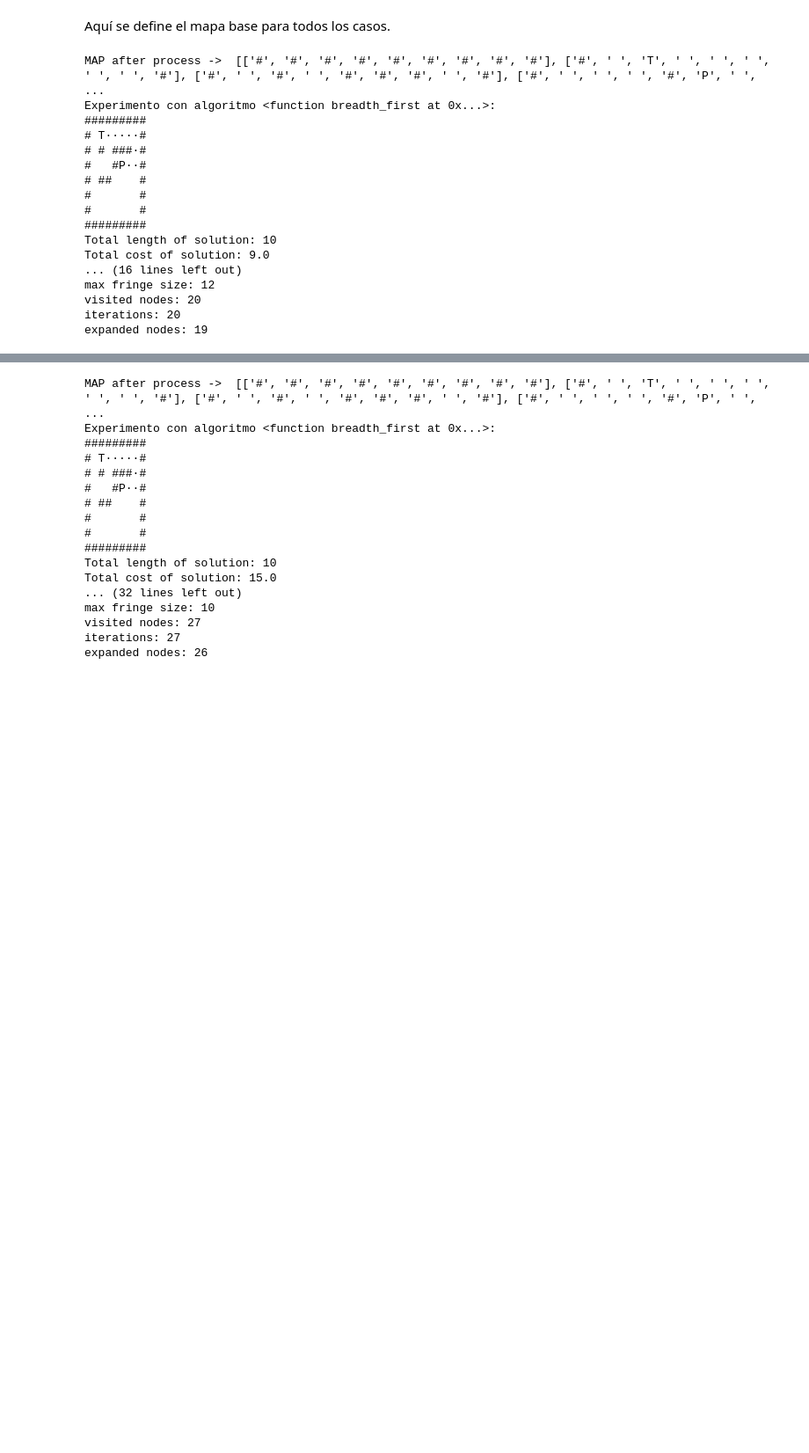
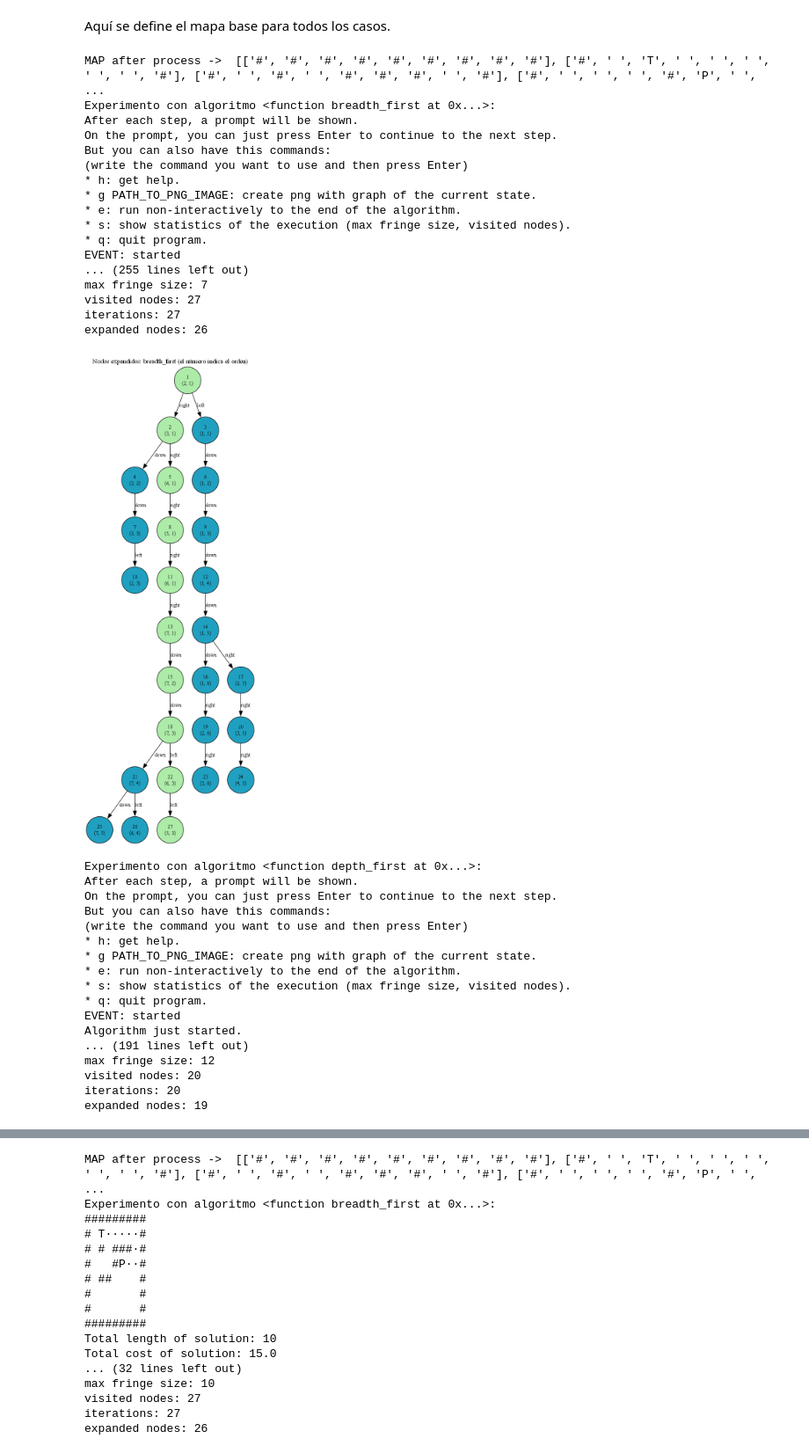
Before and after one commit to abarra/rpa, a Jupyter notebook: Actividad_1/Development/Cuaderno_Actividad_1_Búsqueda_v5.ipynb, the cells around one changed output, grey strips where cells are left out. Shown at 88% size. Saved outputs shown, nothing was run; the diff lists cells and outputs as text; code cells hidden in the pictures; blank space fills up the shorter version.

Commit message:
Agregado las tablas en el documento y el viewer en el codigo

```diff
--- a/Actividad_1/Development/Cuaderno_Actividad_1_Búsqueda_v5.ipynb
+++ b/Actividad_1/Development/Cuaderno_Actividad_1_Búsqueda_v5.ipynb
@@ -180,33 +251,53 @@ MAP_ASCII_ORIG = """
 # %%
 
 # Configuración y llamada para el caso 1
 # Se ejecutan los algoritmos de búsqueda en amplitud y búsqueda en profundidad
 
 MAP_ASCII=MAP_ASCII_ORIG
 COSTS = {
     "up": 1.0,
     "down": 1.0,
     "right": 1.0,
     "left": 1.0,
 }
 
 algorithms=(breadth_first,depth_first)
-main (MAP_ASCII,COSTS,algorithms)
+COSTS_CASO_1=COSTS
+algorithms_caso_1=algorithms
+main (MAP_ASCII,COSTS,algorithms,viewer_factory=ExpandedTreeViewer)
 # %% [output]
 MAP after process ->  [['#', '#', '#', '#', '#', '#', '#', '#', '#'], ['#', ' ', 'T', ' ', ' ', ' ', ' ', ' ', '#'], ['#', ' ', '#', ' ', '#', '#', '#', ' ', '#'], ['#', ' ', ' ', ' ', '#', 'P', ' ',  ...
 Experimento con algoritmo <function breadth_first at 0x...>:
-#########
-# T·····#
-# # ###·#
-#   #P··#
-# ##    #
-#       #
-#       #
-#########
-Total length of solution: 10
-Total cost of solution: 9.0
-... (16 lines left out)
-max fringe size: 12
-visited nodes: 20
-iterations: 20
-expanded nodes: 19
+After each step, a prompt will be shown.
+On the prompt, you can just press Enter to continue to the next step.
+But you can also have this commands:
+(write the command you want to use and then press Enter)
+* h: get help.
+* g PATH_TO_PNG_IMAGE: create png with graph of the current state.
+* e: run non-interactively to the end of the algorithm.
+* s: show statistics of the execution (max fringe size, visited nodes).
+* q: quit program.
+EVENT: started
+... (255 lines left out)
+max fringe size: 7
+visited nodes: 27
+iterations: 27
+expanded nodes: 26
+[figure, added]
+Experimento con algoritmo <function depth_first at 0x...>:
+After each step, a prompt will be shown.
+On the prompt, you can just press Enter to continue to the next step.
+But you can also have this commands:
+(write the command you want to use and then press Enter)
+* h: get help.
+* g PATH_TO_PNG_IMAGE: create png with graph of the current state.
+* e: run non-interactively to the end of the algorithm.
+* s: show statistics of the execution (max fringe size, visited nodes).
+* q: quit program.
+EVENT: started
+Algorithm just started.
+... (191 lines left out)
+max fringe size: 12
+visited nodes: 20
+iterations: 20
+expanded nodes: 19
```
Also changed, not shown: parts of 5 cells of this notebook, 2 other files.
